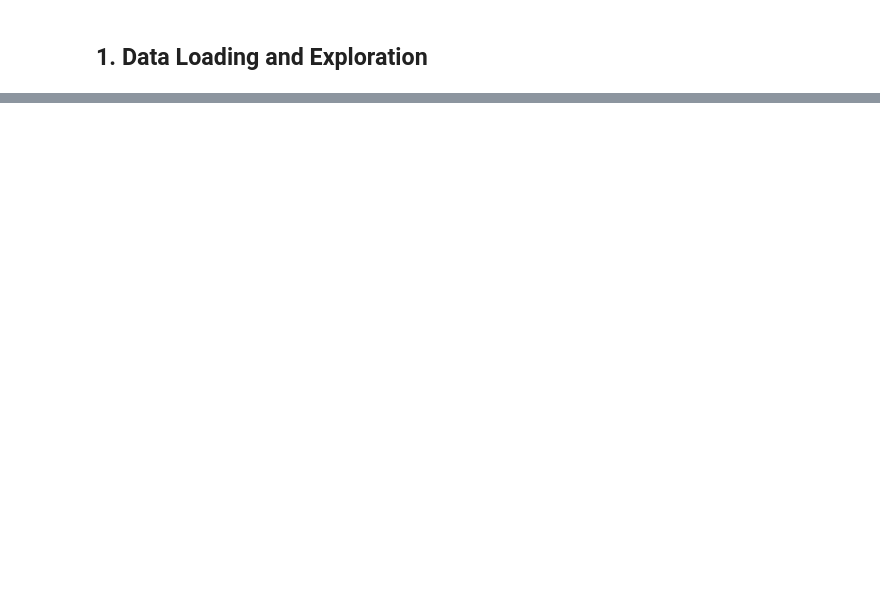
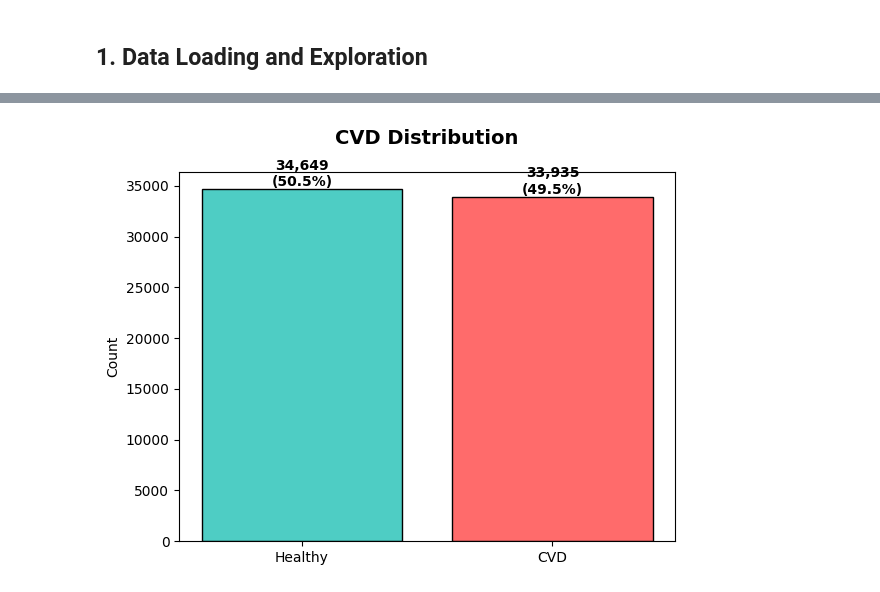
Before and after one commit to xjwllmsx/cardio-ml-predictor, a Jupyter notebook: cardio-ml-predictor.ipynb, the cells around one changed output, grey strips where cells are left out. Cells and saved outputs as stored; diff of their text form; code cells hidden in the pictures; blank space fills up the shorter version.

```diff
--- a/cardio-ml-predictor.ipynb
+++ b/cardio-ml-predictor.ipynb
@@ -720,0 +220,4 @@ The path from academic exercise to clinical deployment is long and requires rigo
+# %%
+plot_cvd_distribution(heart_failure_clean["cardio"])
+# %% [output]
+[figure, added]
```
Also changed, not shown: parts of 109 cells of this notebook, 3 other files.
